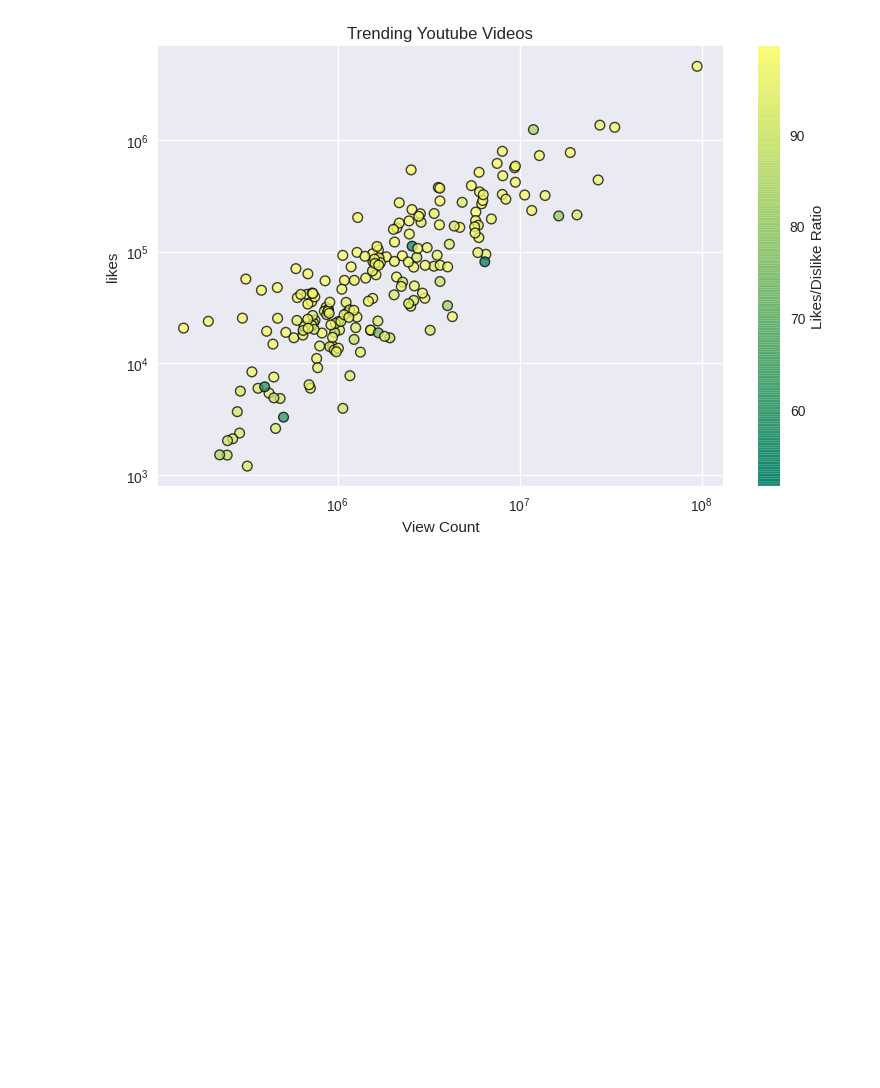
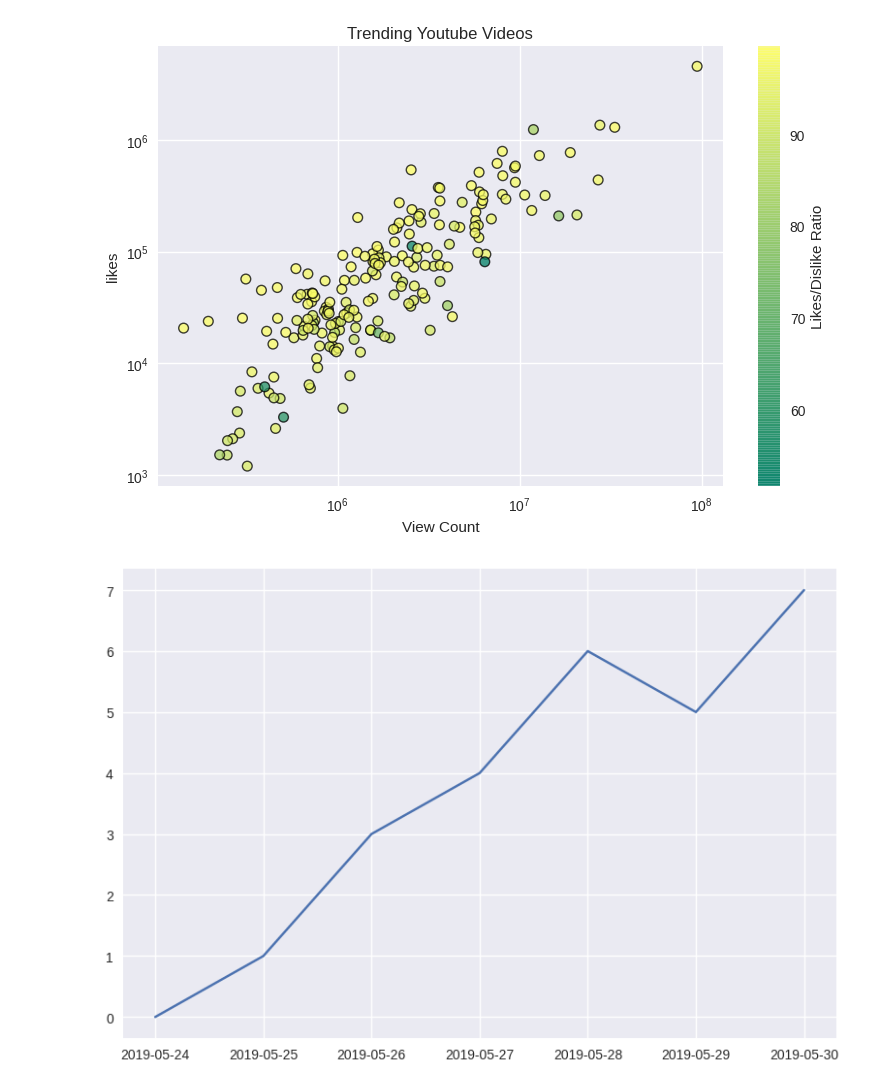
Before and after one commit to monisakhtar/ML, a Jupyter notebook: Matplotlib.ipynb, the cells around one changed output. Saved outputs shown, nothing was run; the diff lists cells and outputs as text; code cells hidden in the pictures; blank space fills up the shorter version.

```diff
--- a/Matplotlib.ipynb
+++ b/Matplotlib.ipynb
@@ -623,0 +631,24 @@ plt.show()
+# %%
+dates = [
+    datetime(2019, 5, 24),
+    datetime(2019, 5, 25),
+    datetime(2019, 5, 26),
+    datetime(2019, 5, 27),
+    datetime(2019, 5, 28),
+    datetime(2019, 5, 29),
+    datetime(2019, 5, 30)
+]
+
+y = [0, 1, 3, 4, 6, 5, 7]
+
+plt.plot(dates, y)
+
+# plt.title('Bitcoin Prices')
+# plt.xlabel('Date')
+# plt.ylabel('Closing Price')
+
+plt.tight_layout()
+
+plt.show()
+# %% [output]
+[figure, added]
```
Also changed, not shown: parts of 9 cells of this notebook.
